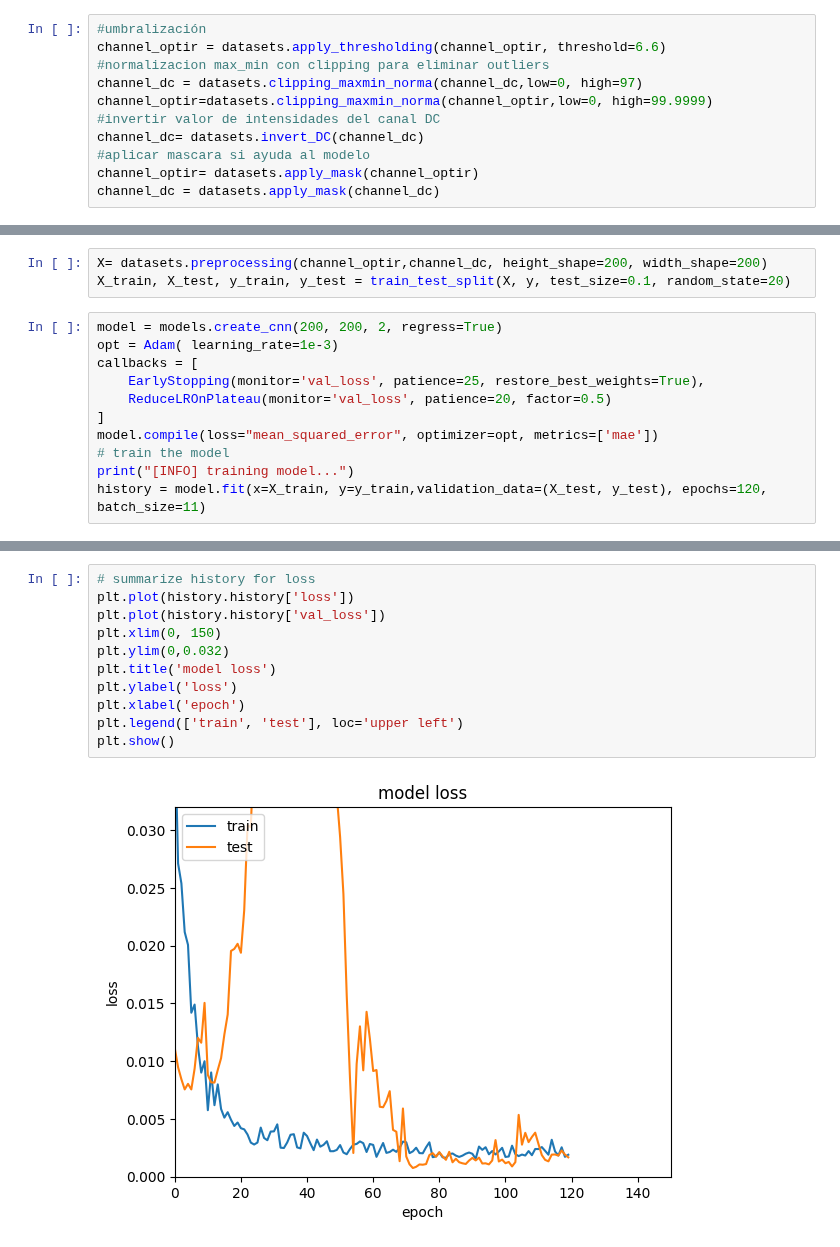
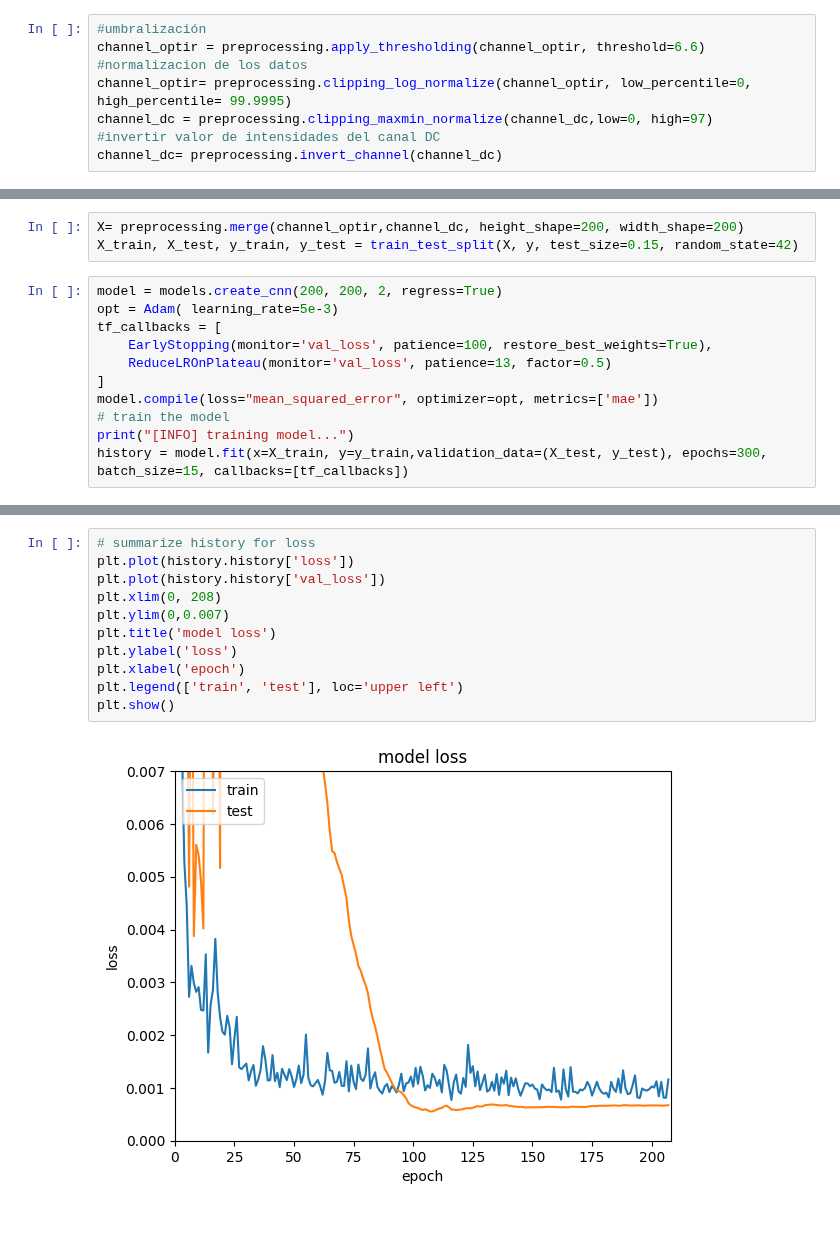
Before and after one commit to antonycardozo/CNNregression, a Jupyter notebook: cnn_regression.ipynb, the cells around one changed output, grey strips where cells are left out. Cells and saved outputs as stored; diff of their text form.

```diff
--- a/cnn_regression.ipynb
+++ b/cnn_regression.ipynb
@@ -38,12 +11,9 @@ channel_optir,channel_dc, y = datasets.load_data(data_path='./dataset')
 # %%
 #umbralización
-channel_optir = datasets.apply_thresholding(channel_optir, threshold=6.6)
-#normalizacion max_min con clipping para eliminar outliers
-channel_dc = datasets.clipping_maxmin_norma(channel_dc,low=0, high=97)
-channel_optir=datasets.clipping_maxmin_norma(channel_optir,low=0, high=99.9999)
+channel_optir = preprocessing.apply_thresholding(channel_optir, threshold=6.6)
+#normalizacion de los datos
+channel_optir= preprocessing.clipping_log_normalize(channel_optir, low_percentile=0, high_percentile= 99.9995)
+channel_dc = preprocessing.clipping_maxmin_normalize(channel_dc,low=0, high=97)
 #invertir valor de intensidades del canal DC
-channel_dc= datasets.invert_DC(channel_dc)
-#aplicar mascara si ayuda al modelo
-channel_optir= datasets.apply_mask(channel_optir)
-channel_dc = datasets.apply_mask(channel_dc)
+channel_dc= preprocessing.invert_channel(channel_dc)
 # %% [output]
@@ -52,16 +22,16 @@ channel_dc = datasets.apply_mask(channel_dc)
 # %%
-X= datasets.preprocessing(channel_optir,channel_dc, height_shape=200, width_shape=200)
-X_train, X_test, y_train, y_test = train_test_split(X, y, test_size=0.1, random_state=20)
+X= preprocessing.merge(channel_optir,channel_dc, height_shape=200, width_shape=200)
+X_train, X_test, y_train, y_test = train_test_split(X, y, test_size=0.15, random_state=42)
 # %%
 model = models.create_cnn(200, 200, 2, regress=True)
-opt = Adam( learning_rate=1e-3)
-callbacks = [
-    EarlyStopping(monitor='val_loss', patience=25, restore_best_weights=True),
-    ReduceLROnPlateau(monitor='val_loss', patience=20, factor=0.5)
+opt = Adam( learning_rate=5e-3)
+tf_callbacks = [
+    EarlyStopping(monitor='val_loss', patience=100, restore_best_weights=True),
+    ReduceLROnPlateau(monitor='val_loss', patience=13, factor=0.5)
 ]
 model.compile(loss="mean_squared_error", optimizer=opt, metrics=['mae'])
 # train the model
 print("[INFO] training model...")
-history = model.fit(x=X_train, y=y_train,validation_data=(X_test, y_test), epochs=120, batch_size=11)
+history = model.fit(x=X_train, y=y_train,validation_data=(X_test, y_test), epochs=300, batch_size=15, callbacks=[tf_callbacks])
 # %% [output]
 [INFO] training model...
@@ -84,16 +54,16 @@ Epoch 120/120
 # %%
 # summarize history for loss
 plt.plot(history.history['loss'])
 plt.plot(history.history['val_loss'])
-plt.xlim(0, 150)
-plt.ylim(0,0.032)
+plt.xlim(0, 208)
+plt.ylim(0,0.007)
 plt.title('model loss')
 plt.ylabel('loss')
 plt.xlabel('epoch')
 plt.legend(['train', 'test'], loc='upper left')
 plt.show()
 # %% [output]
-[figure, old version]
+[figure, new version]
 # %%
 
 # make predictions on the testing data
```
Also changed, not shown: parts of 12 cells of this notebook, 3 other files.
